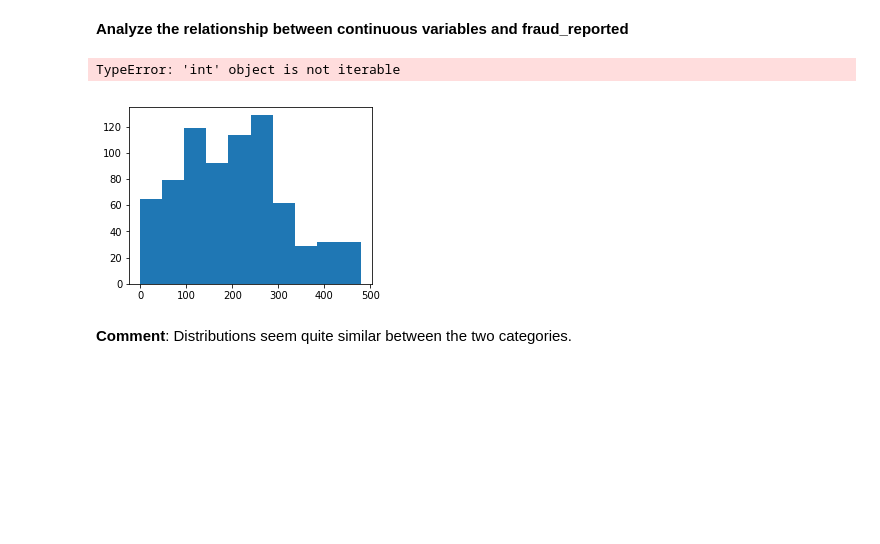
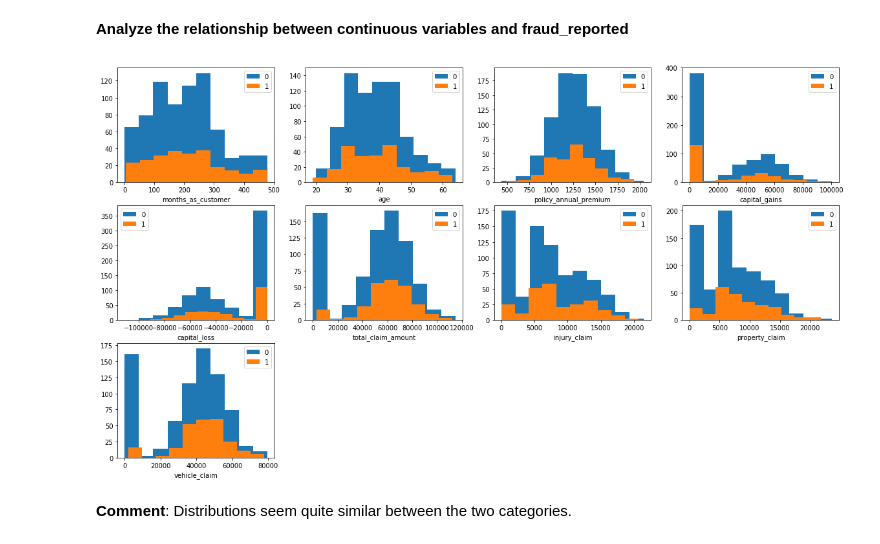
Before and after one commit to IvanNardini/mlpipe-production-code-procedural, a Jupyter notebook: notebooks/1.0-insurance-Data_Analysis.ipynb, the cells around one changed output. Saved outputs shown, nothing was run; the diff lists cells and outputs as text; code cells hidden in the pictures; blank space fills up the shorter version.

```diff
--- a/notebooks/1.0-insurance-Data_Analysis.ipynb
+++ b/notebooks/1.0-insurance-Data_Analysis.ipynb
@@ -348,24 +351,23 @@ Also they have a different range
 # %%
 continuous_data = data.copy()
 continuous_data['fraud_reported'] =  np.where(data['fraud_reported'] == 'Y', 1, 0)
 
 colors = ['tab:blue', 'tab:orange']
 plt.figure(figsize = (20, 15))
 # plot histogram
 index = 0
 for feature in continuous_data[continuous_variables].columns:
     index += 1
     plt.subplot(4, 4, index)
     for label, color in zip(range(len(continuous_data['fraud_reported'].unique())), colors):
         plt.hist(continuous_data[continuous_data.fraud_reported==label][feature],
-                label = label,
+                label = str(label),
                 color = color)
     plt.xlabel(feature)
     plt.legend()
 plt.show()
 # %% [output]
-TypeError: 'int' object is not iterable
-[figure, old version]
+[figure, new version]
 # %% [markdown]
 **Comment**: Distributions seem quite similar between the two categories.
 # %% [markdown]
```
Also changed, not shown: parts of 6 cells of this notebook, 8 other files.
